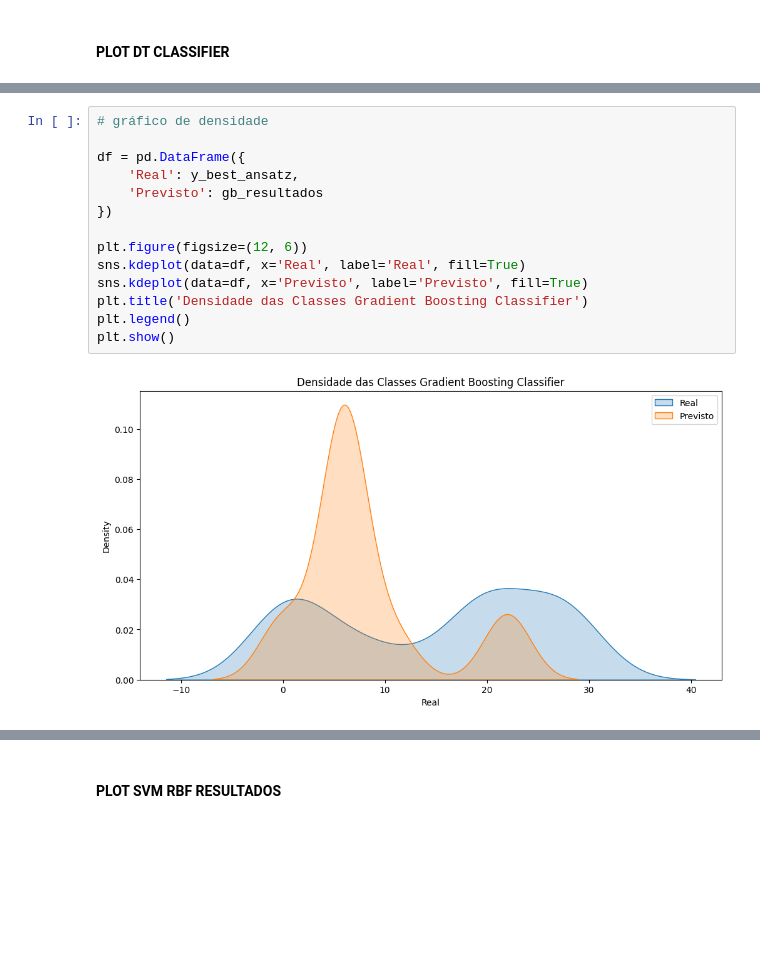
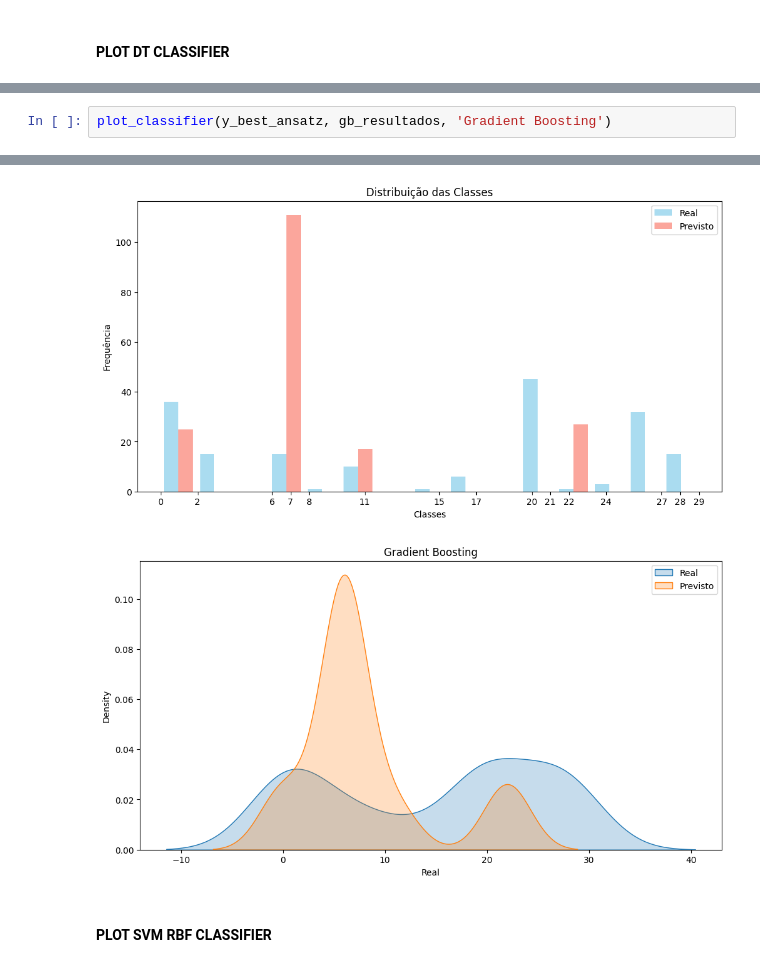
Before and after one commit to BrunoMog/Pibic-Quantum-Computing, a Jupyter notebook: val/main.ipynb, the cells around one changed output, grey strips where cells are left out. Cells and saved outputs as stored; diff of their text form; blank space fills up the shorter version.

```diff
--- a/val/main.ipynb
+++ b/val/main.ipynb
@@ -809,16 +943,3 @@ plt.show()
-# %%
-# gráfico de densidade
-
-df = pd.DataFrame({
-    'Real': y_best_ansatz,
-    'Previsto': gb_resultados
-})
-
-plt.figure(figsize=(12, 6))
-sns.kdeplot(data=df, x='Real', label='Real', fill=True)
-sns.kdeplot(data=df, x='Previsto', label='Previsto', fill=True)
-plt.title('Densidade das Classes Gradient Boosting Classifier')
-plt.legend()
-plt.show()
-# %% [output]
-[figure, removed]
+# %%
+plot_classifier(y_best_ansatz, gb_resultados, 'Gradient Boosting')
+# %% [output]
@@ -825,2 +948,4 @@ plt.show()
+[figure, added]
+[figure, added]
 # %% [markdown]
-#### PLOT SVM RBF RESULTADOS
+#### PLOT SVM RBF CLASSIFIER
```
Also changed, not shown: parts of 66 cells of this notebook, 31 other files.
